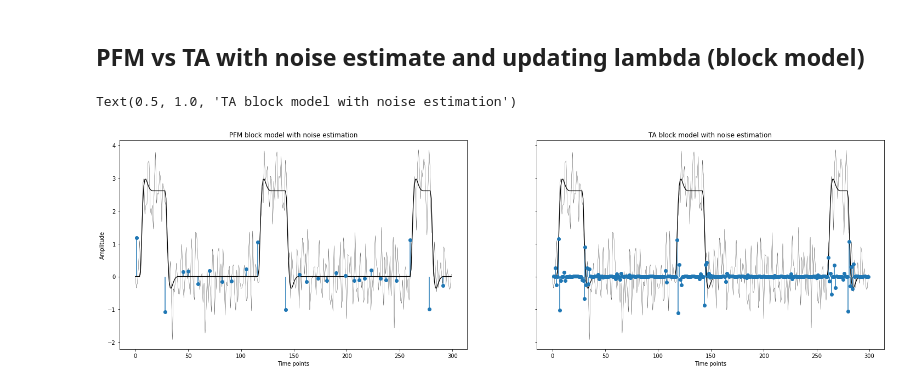
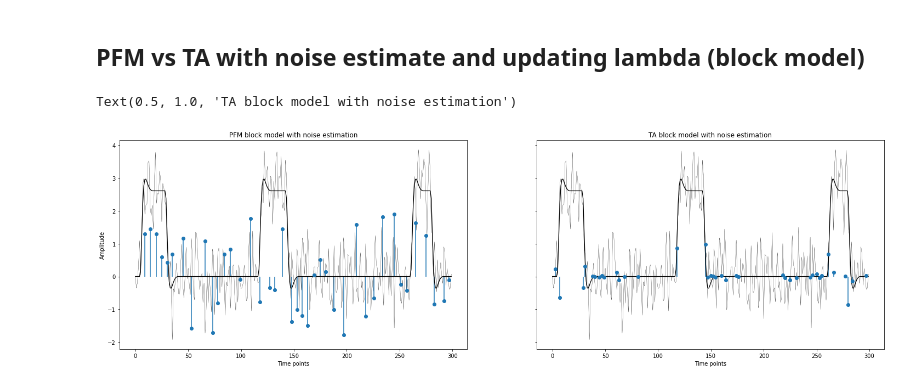
Before and after one commit to eurunuela/pfm_vs_ta, a Jupyter notebook: pfm_vs_ta.ipynb, the cells around one changed output. Saved outputs shown, nothing was run; the diff lists cells and outputs as text; code cells hidden in the pictures.

Commit message:
Corrected lambda ranges

```diff
--- a/pfm_vs_ta.ipynb
+++ b/pfm_vs_ta.ipynb
@@ -33,0 +61,11 @@ params = {'tr': 2, 'cost_save': True, 'te': [0]}
+# %%
+append_2 = 2*nscans - len(bold_ta)
+temp = np.append(bold_ta, np.zeros(append_2))
+for i in range(nscans-1):
+    foo = np.append(np.zeros(i+1), bold_ta)
+    append_2 = 2*nscans - len(foo)
+    foo = np.append(foo, np.zeros(append_2))
+    temp = np.column_stack((temp, foo))
+
+hrf = temp[:nscans, :nscans]
+plt.plot(hrf[:, -1])
@@ -323,9 +364,9 @@ Text(0.5, 1.0, 'TA spike model with noise estimation')
 ## PFM vs TA with noise estimate and updating lambda (block model)
 # %%
 # Generate design matrix (shifted HRFs) for PFM with the block model
-hrf_matrix = HRFMatrix(TR=params['tr'], TE=params['te'], nscans=nscans, r2only=True, has_integrator=True, is_afni=True, lop_hrf='SPMG1')
-hrf_matrix.generate_hrf()
-hrf = hrf_matrix.X_hrf_norm
+#hrf_matrix = HRFMatrix(TR=params['tr'], TE=params['te'], nscans=nscans, r2only=True, has_integrator=True, is_afni=True, lop_hrf='SPMG1')
+#hrf_matrix.generate_hrf()
+#hrf = hrf_matrix.X_hrf_norm
 
 # Generate hrf filter for TA with block model
 params['model'] = 'block'
@@ -351,29 +392,34 @@ peak_idxs, _ = find_peaks(abs(pfm_block), prominence=np.max(pfm_block)*0.01, dis
 temp = np.zeros((pfm_block.shape[0],))
 temp[peak_idxs] = pfm_block[peak_idxs].copy()
 
-hrf_matrix = HRFMatrix(TR=params['tr'], TE=params['te'], nscans=nscans, r2only=True, has_integrator=False, is_afni=True, lop_hrf='SPMG1')
-hrf_matrix.generate_hrf()
-hrf = hrf_matrix.X_hrf_norm
+ta_block = np.squeeze(ta_block)
+ta_peak_idxs, _ = find_peaks(abs(ta_block), prominence=np.max(ta_block)*0.01, distance=2)
+ta_temp = np.zeros((ta_block.shape[0],))
+ta_temp[ta_peak_idxs] = ta_block[ta_peak_idxs].copy()
+
+#hrf_matrix = HRFMatrix(TR=params['tr'], TE=params['te'], nscans=nscans, r2only=True, has_integrator=False, is_afni=True, lop_hrf='SPMG1')
+#hrf_matrix.generate_hrf()
+#hrf = hrf_matrix.X_hrf_norm
 
 pfm_block_final, _ = debiasing(temp, hrf, y, is_ls=True)
 # %%
 temp[temp == 0] = np.nan
-ta_block_plot = ta_block.copy()
+ta_block_plot = ta_temp.copy()
 ta_block_plot[ta_block_plot == 0] = np.nan
 
 fig, (ax1, ax2) = plt.subplots(1, 2, sharey=True, figsize=(25,7))
 ax1.plot(y, color='black', linewidth=.3, label='Simulation')
 ax1.plot(ground_truth, color='black', linewidth='1.3', label='Ground truth')
-ax1.stem(10*temp, label='PFM', use_line_collection=True, basefmt=" ")
+ax1.stem(temp, label='PFM', use_line_collection=True, basefmt=" ")
 #ax1.plot(10*temp, linewidth=2, label='PFM', color='#FF7E02')
 ax1.set(xlabel='Time points', ylabel='Amplitude')
 ax1.set_title('PFM block model with noise estimation')
 ax2.plot(y, color='black', linewidth=.3, label='Simulation')
 ax2.plot(ground_truth, color='black', linewidth='1.3', label='Ground truth')
 ax2.stem(ta_block_plot, label='PFM', use_line_collection=True, basefmt=" ")
 #ax2.plot(ta_block_plot, linewidth=2, label='TA', color='#FF7E02')
 ax2.set(xlabel='Time points')
 ax2.set_title('TA block model with noise estimation')
 # %% [output]
 Text(0.5, 1.0, 'TA block model with noise estimation')
-[figure, old version]
+[figure, new version]
```
Also changed, not shown: parts of 12 cells of this notebook.
